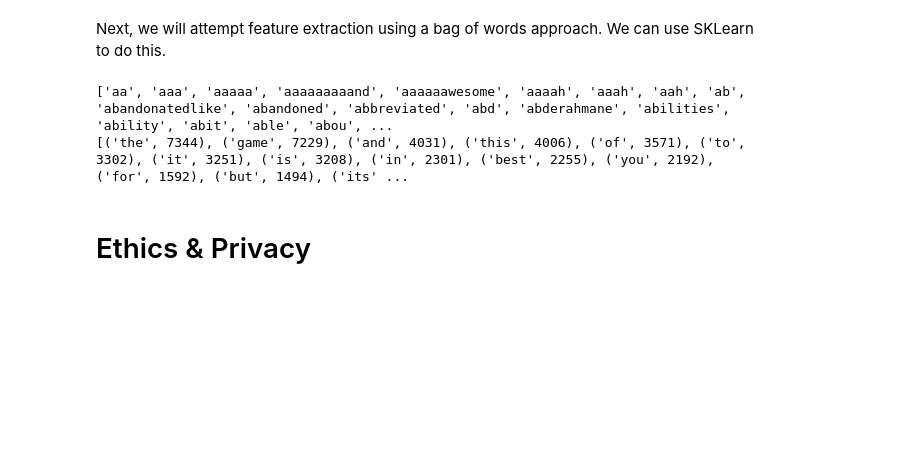
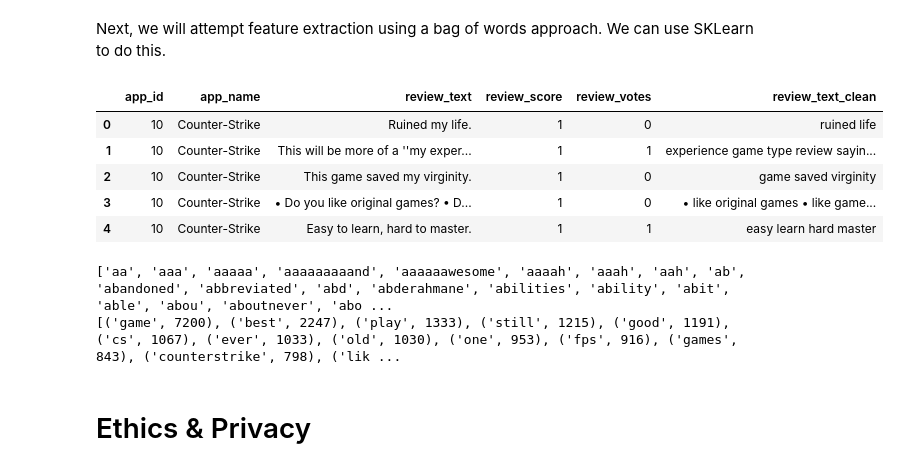
Before and after one commit to lilly-pad/Group025-Sp22, a Jupyter notebook: Checkpoint_group025.ipynb, the cells around one changed output. Cells and saved outputs as stored; diff of their text form; code cells hidden in the pictures; blank space fills up the shorter version.

Commit message:
Fixed stopword filtering

```diff
--- a/Checkpoint_group025.ipynb
+++ b/Checkpoint_group025.ipynb
@@ -66,6 +66,7 @@ import numpy as np
 import re
 
 df_steam = pd.read_csv(r'dataset.csv')
+df_steam = df_steam.head(10000) # Limit amount of data while testing
 df_steam.head()
 # %% [output]
 |  | app_id | app_name | review_text | review_score | review_votes |
@@ -112,21 +113,30 @@ def clean_text(text):
     text_no_doublespace = re.sub('\s+', ' ', text_nopunct).strip()
 
     stopwords = nltk.corpus.stopwords.words('english')
-    text_nostop = "".join([word.lower() for word in text_no_doublespace.split() if word.lower() not in stopwords])
+    text_nostop = " ".join([word.lower() for word in text_no_doublespace.split() if word.lower() not in stopwords])
     return text_nostop
-df_steam['review_text'] = df_steam['review_text'].apply(clean_text)
+df_steam['review_text_clean'] = df_steam['review_text'].apply(clean_text)
 # %% [output]
 [nltk_data] Downloading package stopwords to
 [nltk_data]     /Users/arivera/nltk_data...
 [nltk_data]   Package stopwords is already up-to-date!
 # %% [markdown]
 Next, we will attempt feature extraction using a bag of words approach. We can use SKLearn to do this.
+# %%
+df_steam.head()
+# %% [output]
+|  | app_id | app_name | review_text | review_score | review_votes | review_text_clean |
+| 0 | 10 | Counter-Strike | Ruined my life. | 1 | 0 | ruined life |
+| 1 | 10 | Counter-Strike | This will be more of a ''my exper... | 1 | 1 | experience game type review sayin... |
+| 2 | 10 | Counter-Strike | This game saved my virginity. | 1 | 0 | game saved virginity |
+| 3 | 10 | Counter-Strike | • Do you like original games? • D... | 1 | 0 | • like original games • like game... |
+| 4 | 10 | Counter-Strike | Easy to learn, hard to master. | 1 | 1 | easy learn hard master |
 # %%
 from sklearn.feature_extraction.text import CountVectorizer
 
 vectorizer = CountVectorizer()
 
-bag = vectorizer.fit_transform(df_steam['review_text'].head(10000))
+bag = vectorizer.fit_transform(df_steam['review_text_clean'].head(10000))
 
 sum_words = bag.sum(axis=0)
 
@@ -138,8 +148,8 @@ words_freq = sorted(words_freq, key = lambda x: x[1], reverse=True)
 
 print(words_freq)
 # %% [output]
-['aa', 'aaa', 'aaaaa', 'aaaaaaaaand', 'aaaaaawesome', 'aaaah', 'aaah', 'aah', 'ab', 'abandonatedlike', 'abandoned', 'abbreviated', 'abd', 'abderahmane', 'abilities', 'ability', 'abit', 'able', 'abou', ...
-[('the', 7344), ('game', 7229), ('and', 4031), ('this', 4006), ('of', 3571), ('to', 3302), ('it', 3251), ('is', 3208), ('in', 2301), ('best', 2255), ('you', 2192), ('for', 1592), ('but', 1494), ('its' ...
+['aa', 'aaa', 'aaaaa', 'aaaaaaaaand', 'aaaaaawesome', 'aaaah', 'aaah', 'aah', 'ab', 'abandoned', 'abbreviated', 'abd', 'abderahmane', 'abilities', 'ability', 'abit', 'able', 'abou', 'aboutnever', 'abo ...
+[('game', 7200), ('best', 2247), ('play', 1333), ('still', 1215), ('good', 1191), ('cs', 1067), ('ever', 1033), ('old', 1030), ('one', 953), ('fps', 916), ('games', 843), ('counterstrike', 798), ('lik ...
 # %% [markdown]
 # Ethics & Privacy
 # %% [markdown]
```
Also changed, not shown: parts of 2 cells of this notebook.
